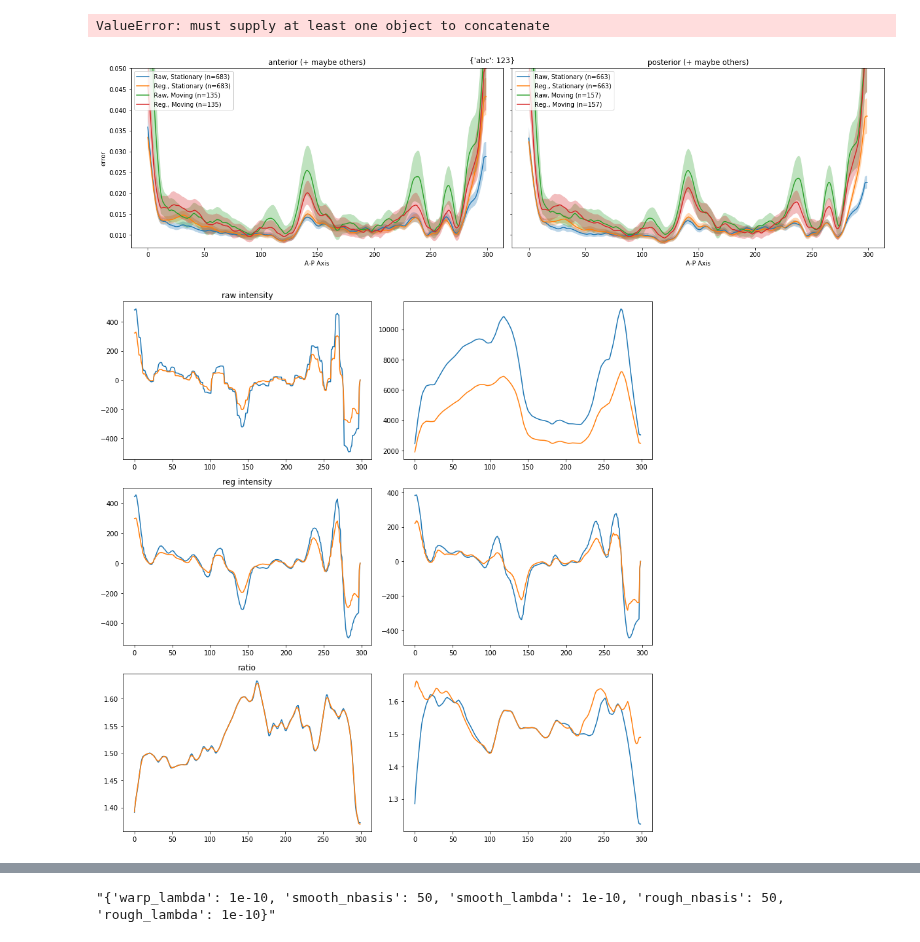
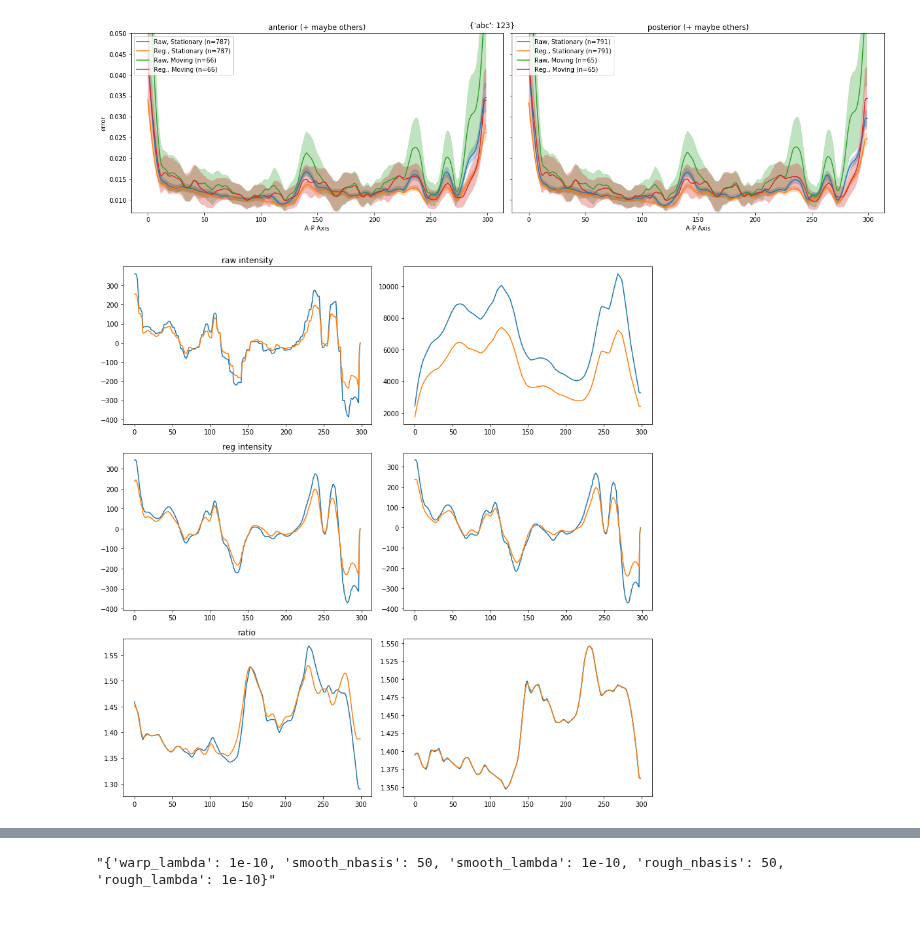
Before and after one commit to ApfeldLab/pharynx_redox, a Jupyter notebook: notebooks/Movement Error Analysis.ipynb, the cells around one changed output, grey strips where cells are left out. Drawn from its saved outputs; the diff is of its cells as text; code cells hidden in the pictures.

```diff
--- a/notebooks/Movement Error Analysis.ipynb
+++ b/notebooks/Movement Error Analysis.ipynb
@@ -37,9 +37,7 @@ logging.basicConfig(format='%(asctime)s %(levelname)s:%(message)s', level=loggin
 # %%
 meta_dir = Path("/Users/sean/code/pharynx_redox/data/paired_ratio")
 raw_prof = da.load_all_cached_profile_data(meta_dir, '**/*single_unreg/*.nc')
-reg_prof = da.load_all_cached_profile_data(meta_dir, r"**/*{'warp_lambda'/_0.1,_'smooth_lambda'/_0.001,_'rough_lambda'/_1e-07}/*.nc")
+reg_prof = da.load_all_cached_profile_data(meta_dir, r"**/*skfda_reg_wlam1e-1_bspline_basis/*.nc")
-# %% [output]
-ValueError: must supply at least one object to concatenate
 # %%
 roi = 'posterior'
 mvmt = da.load_all_movement(meta_dir).pivot_table(index=['experiment', 'animal'], columns=['pair', 'region']).reset_index()
@@ -66,7 +64,7 @@ def loose_movement_stratefied_plots(mvmt, raw_prof, reg_prof, fname=None, param_
         ax.set_title(f'{roi} (+ maybe others)')
         ax.set_ylim(*ylims)
 
-        m_0_0, m_0_1, m_1_0, m_1_1 = da.split_by_movement_types(mvmt, roi)
+        m_0_0, m_0_1, m_1_0, m_1_1 = da.split_by_movement_types(mvmt, roi, t=1)
         moving = pd.concat([m_0_1, m_1_0]).drop_duplicates().reset_index(drop=True)
 
         ## stationary
@@ -91,11 +89,11 @@ def loose_movement_stratefied_plots(mvmt, raw_prof, reg_prof, fname=None, param_
 
 loose_movement_stratefied_plots(mvmt, raw_prof, reg_prof, param_dict={'abc': 123})
 # %% [output]
-[figure, old version]
+[figure, new version]
 # %%
 # stationary
 idx = m_0_0.index.values
-i = i + 1
+i = 0
 fig, axes = plt.subplots(3,2, figsize=(12,12))
 pair = 0
 ax = axes[0,pair]
@@ -106,33 +104,33 @@ ax = axes[1,pair]
 ax.set_title('reg intensity')
 ax.plot(np.diff(reg_prof.sel(wavelength='410', pair=pair)[idx][i]), label='reg 410')
 ax.plot(np.diff(reg_prof.sel(wavelength='470', pair=pair)[idx][i]), label='reg 410')
 ax = axes[2,pair]
 ax.set_title('ratio')
 ax.plot(
     raw_prof.sel(wavelength='410', pair=pair)[idx][i] / raw_prof.sel(wavelength='470', pair=pair)[idx][i]
 )
 ax.plot(
     reg_prof.sel(wavelength='410', pair=pair)[idx][i] / reg_prof.sel(wavelength='470', pair=pair)[idx][i]
 )
 
 
 pair = 1
 ax = axes[0,pair]
 ax.plot(raw_prof.sel(wavelength='410', pair=pair)[idx][i], label='raw 410')
 ax.plot(raw_prof.sel(wavelength='470', pair=pair)[idx][i], label='raw 410')
 ax = axes[1,pair]
 ax.plot(np.diff(reg_prof.sel(wavelength='410', pair=pair)[idx][i]), label='reg 410')
 ax.plot(np.diff(reg_prof.sel(wavelength='470', pair=pair)[idx][i]), label='reg 410')
 ax = axes[2,pair]
 ax.plot(
     raw_prof.sel(wavelength='410', pair=pair)[idx][i] / raw_prof.sel(wavelength='470', pair=pair)[idx][i]
 )
 ax.plot(
     reg_prof.sel(wavelength='410', pair=pair)[idx][i] / reg_prof.sel(wavelength='470', pair=pair)[idx][i]
 )
 
 plt.tight_layout()
 # %% [output]
-[figure, old version]
+[figure, new version]
 # %%
 reload(da)
```
Also changed, not shown: parts of 2 cells of this notebook, 6 other files.
